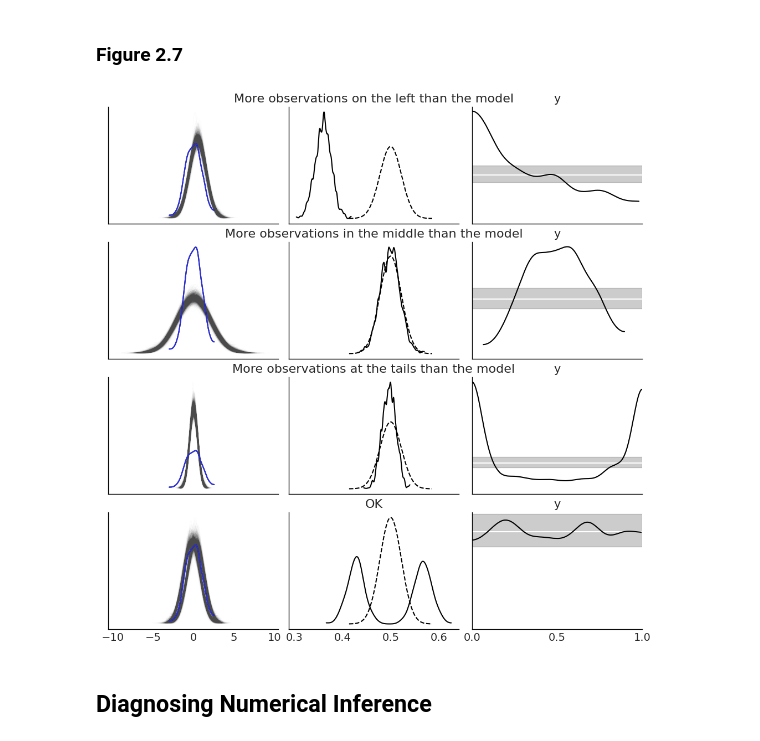
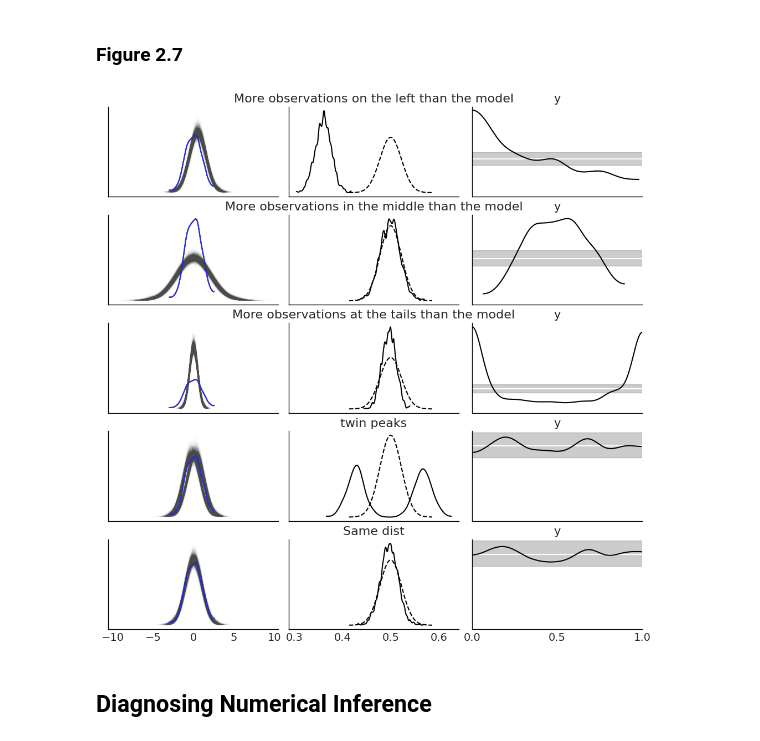
Before and after one commit to jointprob/bmcp-notes, a Jupyter notebook: scratchpads/003.01-bmcp-chapter-2.ipynb, the cells around one changed output. Cells and saved outputs as stored; diff of their text form; code cells hidden in the pictures.

```diff
--- a/003.01-bmcp-chapter-2.ipynb
+++ b/scratchpads/003.01-bmcp-chapter-2.ipynb
@@ -299,35 +299,38 @@ idata3 = az.from_dict(posterior_predictive={"y":np.random.normal(0, 0.5, size=(1
                       observed_data={"y":y_obs})
 
 idata4 = az.from_dict(posterior_predictive={"y":np.concatenate(
                                                 [np.random.normal(-0.25, 1, size=(1, samples//2, n_obs)),
                                                  np.random.normal(0.25, 1, size=(1, samples//2, n_obs))]
                                                                 )},
                       observed_data={"y":y_obs})
+idata5 = az.from_dict(posterior_predictive={"y":np.random.normal(0, 1, size=(1, samples, n_obs))},
+                      observed_data={"y":y_obs})
 
 idatas = [idata1,
           idata2,
           idata3,
           idata4,
+          idata5
 ]
 
 _, axes = plt.subplots(len(idatas), 3, figsize=(10, 10), sharex="col")
 labels = ["More observations on the left than the model", "More observations in the middle than the model",
-          "More observations at the tails than the model", "OK"]
+          "More observations at the tails than the model", "twin peaks", "Same dist"]
 for idata, ax, label in zip(idatas, axes, labels):
     az.plot_ppc(idata, ax=ax[0], color="C1", alpha=0.01, mean=False, legend=False)
     az.plot_kde(idata.observed_data["y"], ax=ax[0], plot_kwargs={"color":"C4", "zorder":3})
     ax[0].set_xlabel("")
     az.plot_bpv(idata, kind="p_value", ax=ax[1])
     az.plot_bpv(idata, kind="u_value", ax=ax[2])
     ax[2].set_yticks([])
     ax[2].set_xticks([0., 0.5, 1.])
     for ax_ in ax[:-1]:
         ax_.set_title("")
     ax_.set_title(label)
 
 plt.savefig("img/chp02/posterior_predictive_many_examples.png")
 # %% [output]
-[figure, old version]
+[figure, new version]
 # %% [markdown]
 ## Diagnosing Numerical Inference
 # %% [markdown]
```
Also changed, not shown: parts of 12 cells of this notebook, 40 other files.
